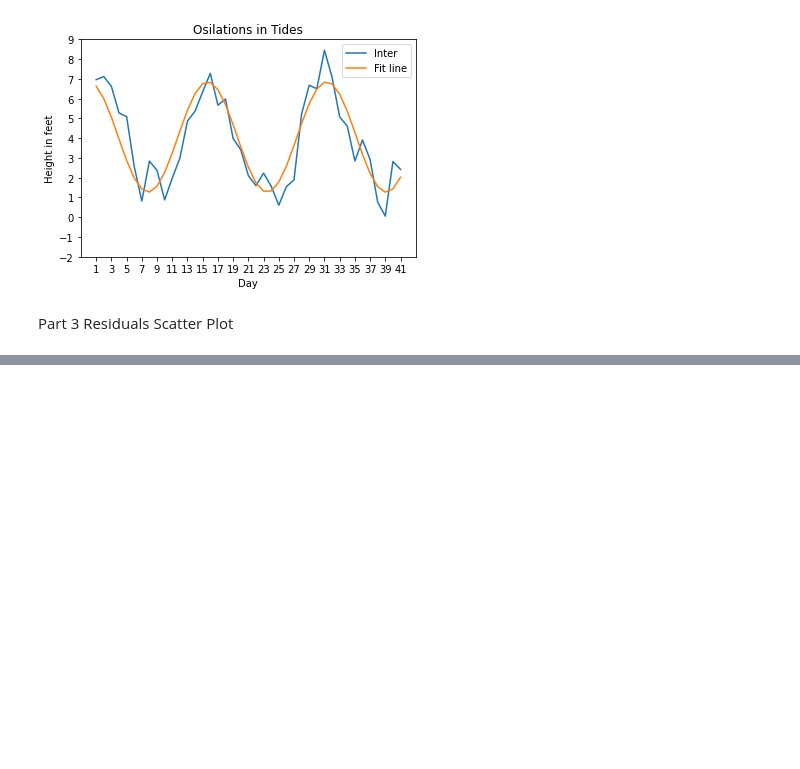
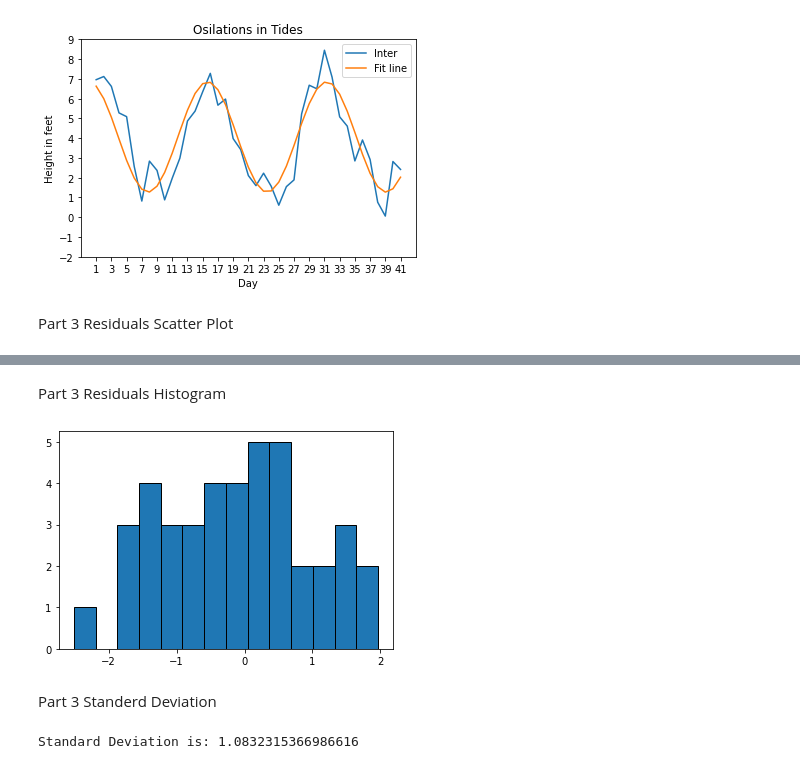
Before and after one commit to mmsmilie/The-Group-Project, a Jupyter notebook: Group.ipynb, the cells around one changed output, grey strips where cells are left out. Drawn from its saved outputs; the diff is of its cells as text; code cells hidden in the pictures; blank space fills up the shorter version.

Commit message:
Part 3 Standard Deviation

```diff
--- a/Group.ipynb
+++ b/Group.ipynb
@@ -10,7 +10,7 @@ time = np.genfromtxt("./ASTR19_Data.txt",dtype=str,skip_header=3,usecols=(1))
 measurement = np.genfromtxt("./ASTR19_Data.txt",dtype=float,skip_header=3,usecols=(2))
 
 def f_linevariations(x,a,b,c,d):
-    return a*np.cos((b/c)*x)+ d
+    return (a*np.cos((b/c)*x ) +d)
 # %% [markdown]
 Part 2
 Graphing Data and Fitted Function
@@ -29,11 +29,12 @@ for i in range (len(High)):
     HighLow.append(High[i]-Low[i])
 
 
-params,params_cov = optimize.curve_fit(f_linevariations,x,HighLow,sigma=error,p0=[3.6,12,28,4])
+params,params_cov = optimize.curve_fit(f_linevariations,x,HighLow,sigma=error,p0=[3.6,11,29,4])
 a_fit = params[0]
 b_fit = params[1]
 c_fit = params[2]
 d_fit = params[3]
+
 
 y_fit = a_fit*np.cos((b_fit/c_fit)*x)+ d_fit
 
@@ -67,0 +71,19 @@ plt.show()
+# %% [markdown]
+Part 3
+Residuals Histogram
+# %%
+n_bins = 14
+
+plt.hist(Residuals,bins=n_bins,edgecolor = 'black')
+
+plt.show()
+# %% [output]
+[figure, added]
+# %% [markdown]
+Part 3 Standerd Deviation
+# %%
+deviation = np.std(Residuals)
+
+print('Standard Deviation is:', deviation)
+# %% [output]
+Standard Deviation is: 1.0832315366986616
```
Also changed, not shown: parts of 1 cell of this notebook.
